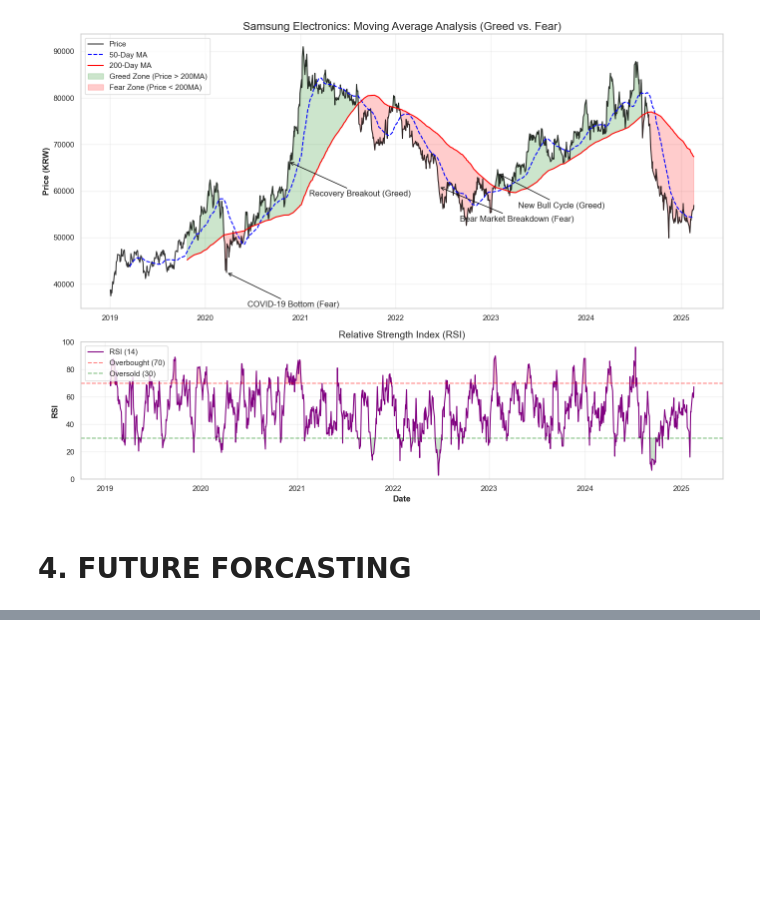
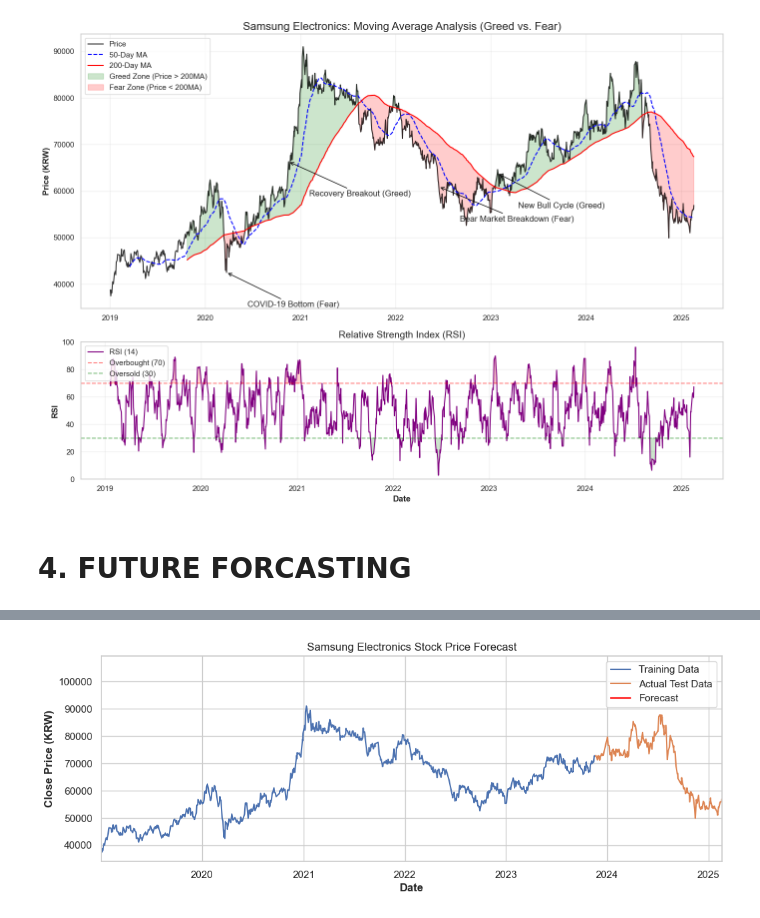
Before and after one commit to BIGDATA-GROUP-4/Samsung-Stock-Price, a Jupyter notebook: Samsung_stockprice.ipynb, the cells around one changed output, grey strips where cells are left out. Cells and saved outputs as stored; diff of their text form; code cells hidden in the pictures; blank space fills up the shorter version.

```diff
--- a/Samsung_stockprice.ipynb
+++ b/Samsung_stockprice.ipynb
@@ -641,0 +742,3 @@ test = future_data[train_size:]
+# %%
+train_size = int(len(ss_pd) * 0.8)
+train, test = ss_pd['Close'][:train_size], ss_pd['Close'][train_size:]
@@ -641,0 +778,4 @@ test = future_data[train_size:]
+# %%
+model = ARIMA(train, order=(1,1,1))
+fitted_model = model.fit()
+print(fitted_model.summary())
@@ -641,0 +800,27 @@ test = future_data[train_size:]
+# %%
+forecast_periods = len(test)
+forecast = fitted_model.get_forecast(steps=forecast_periods)
+forecast_mean = forecast.predicted_mean
+forecast_ci = forecast.conf_int()
+# %%
+# Plot the forecast against actual values
+plt.figure(figsize=(12, 4))
+min_date = ss_pd.index.min()
+max_date = ss_pd.index.max()
+
+plt.plot(train.index, train, label='Training Data')
+plt.plot(test.index, test, label='Actual Test Data')
+plt.plot(forecast_mean.index, forecast_mean, color='red', label='Forecast')
+plt.fill_between(forecast_ci.index,
+                 forecast_ci.iloc[:, 0],
+                 forecast_ci.iloc[:, 1],
+                 color='pink', alpha=0.3)
+plt.xlim(min_date, max_date)  # Limit x-axis to our dataset date range
+plt.title('Samsung Electronics Stock Price Forecast')
+plt.xlabel('Date')
+plt.ylabel('Close Price (KRW)')
+plt.legend()
+plt.grid(True)
+plt.show()
+# %% [output]
+[figure, added]
```
Also changed, not shown: parts of 28 cells of this notebook, 1 other file.
